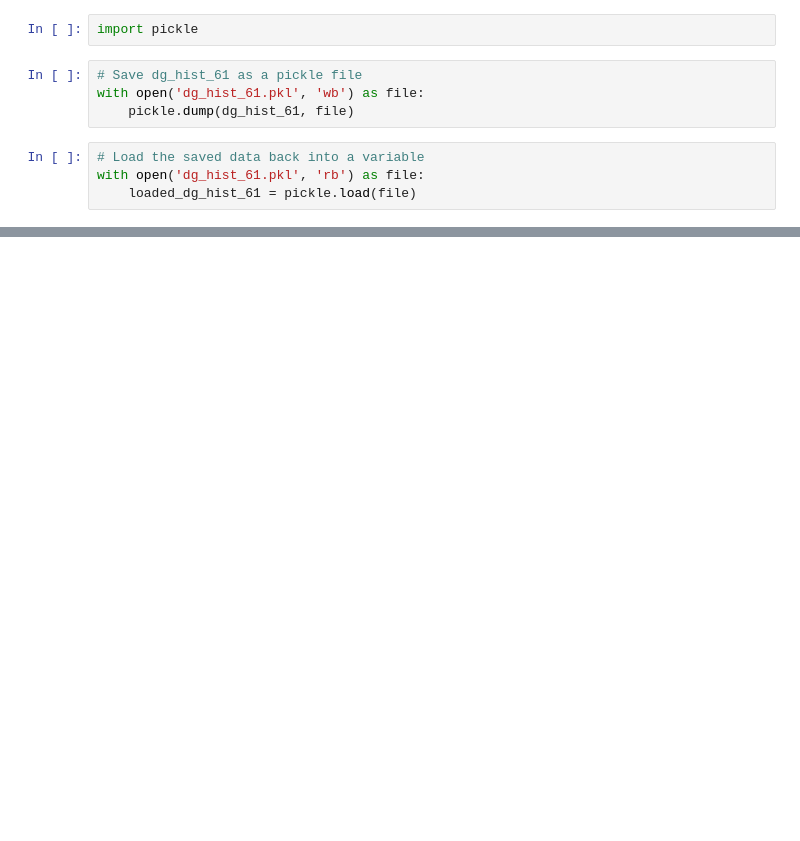
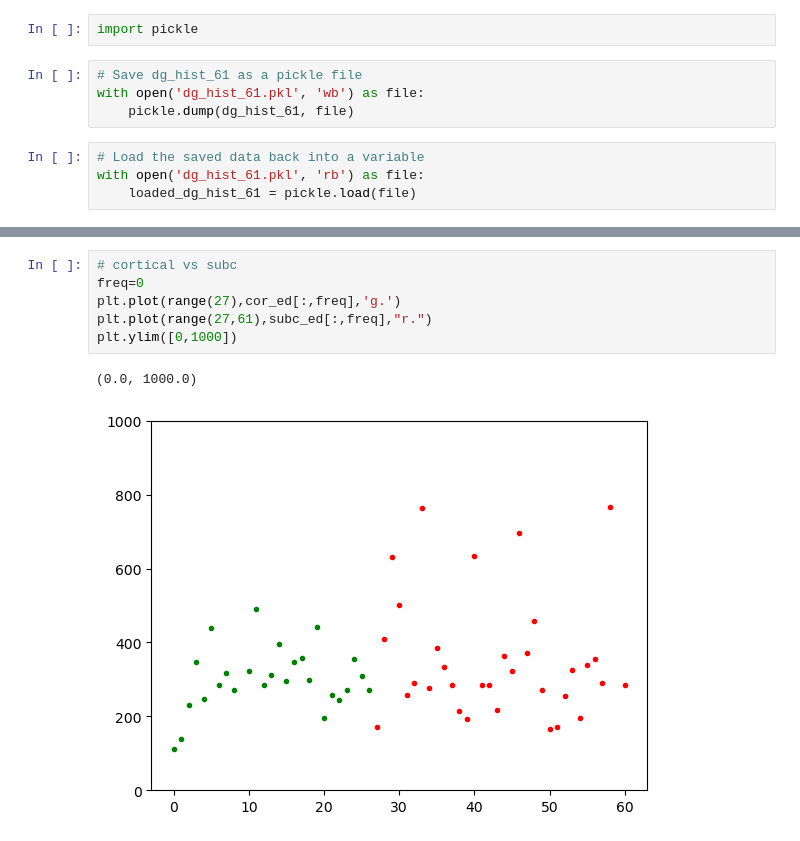
Before and after one commit to zhibinz2/MEG_EEG_Source_Localization, a Jupyter notebook: organize_62stroke/step5.analyse_groups.ipynb, the cells around one changed output, grey strips where cells are left out. Drawn from its saved outputs; the diff is of its cells as text; blank space fills up the shorter version.

```diff
--- a/organize_62stroke/step5.analyse_groups.ipynb
+++ b/organize_62stroke/step5.analyse_groups.ipynb
@@ -207,0 +257,9 @@ dg_hist_61[60,4]
+# %%
+# cortical vs subc
+freq=0
+plt.plot(range(27),cor_ed[:,freq],'g.')
+plt.plot(range(27,61),subc_ed[:,freq],"r.")
+plt.ylim([0,1000])
+# %% [output]
+(0.0, 1000.0)
+[figure, added]
```
Also changed, not shown: parts of 27 cells of this notebook, 1 other file.
